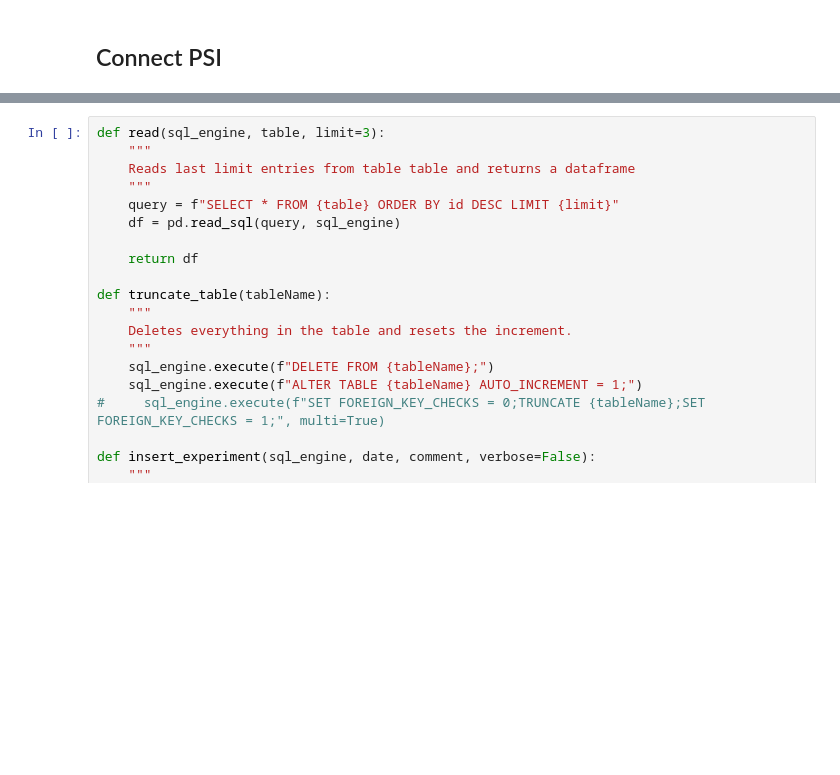
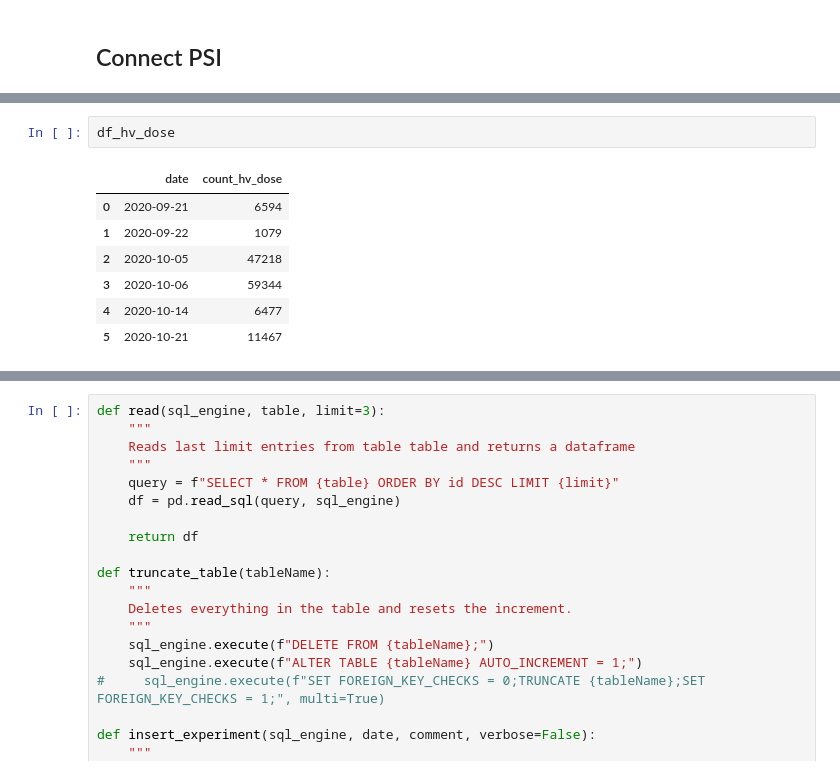
Before and after one commit to kromerh/FNL_Neutron_Generator_Control, a Jupyter notebook: 01.Database/Test.ipynb, the cells around one changed output, grey strips where cells are left out. Cells and saved outputs as stored; diff of their text form; blank space fills up the shorter version.

```diff
--- a/01.Database/Test.ipynb
+++ b/01.Database/Test.ipynb
@@ -41,0 +63,10 @@ df
+# %%
+df_hv_dose
+# %% [output]
+|  | date | count_hv_dose |
+| 0 | 2020-09-21 | 6594 |
+| 1 | 2020-09-22 | 1079 |
+| 2 | 2020-10-05 | 47218 |
+| 3 | 2020-10-06 | 59344 |
+| 4 | 2020-10-14 | 6477 |
+| 5 | 2020-10-21 | 11467 |
```
Also changed, not shown: parts of 5 cells of this notebook, 3 other files.
